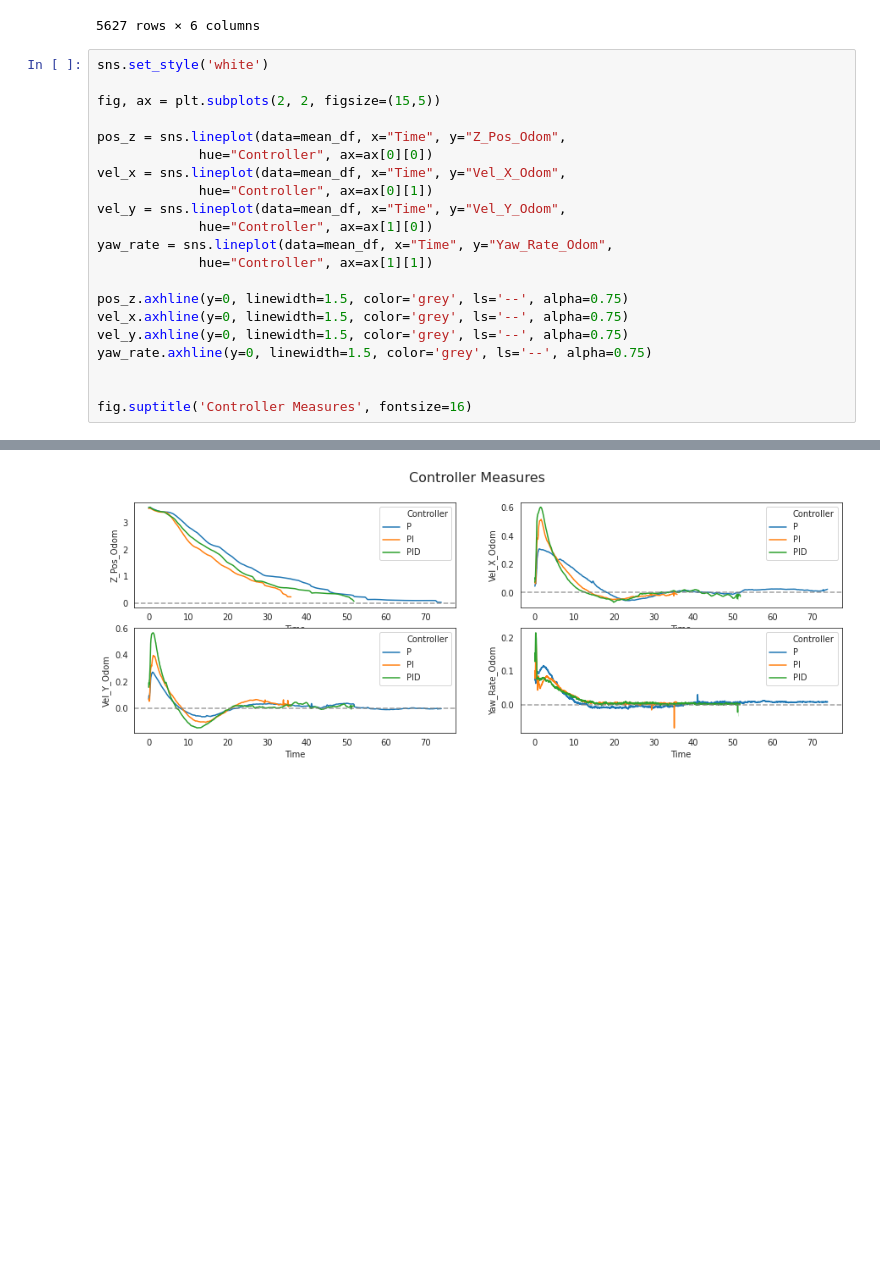
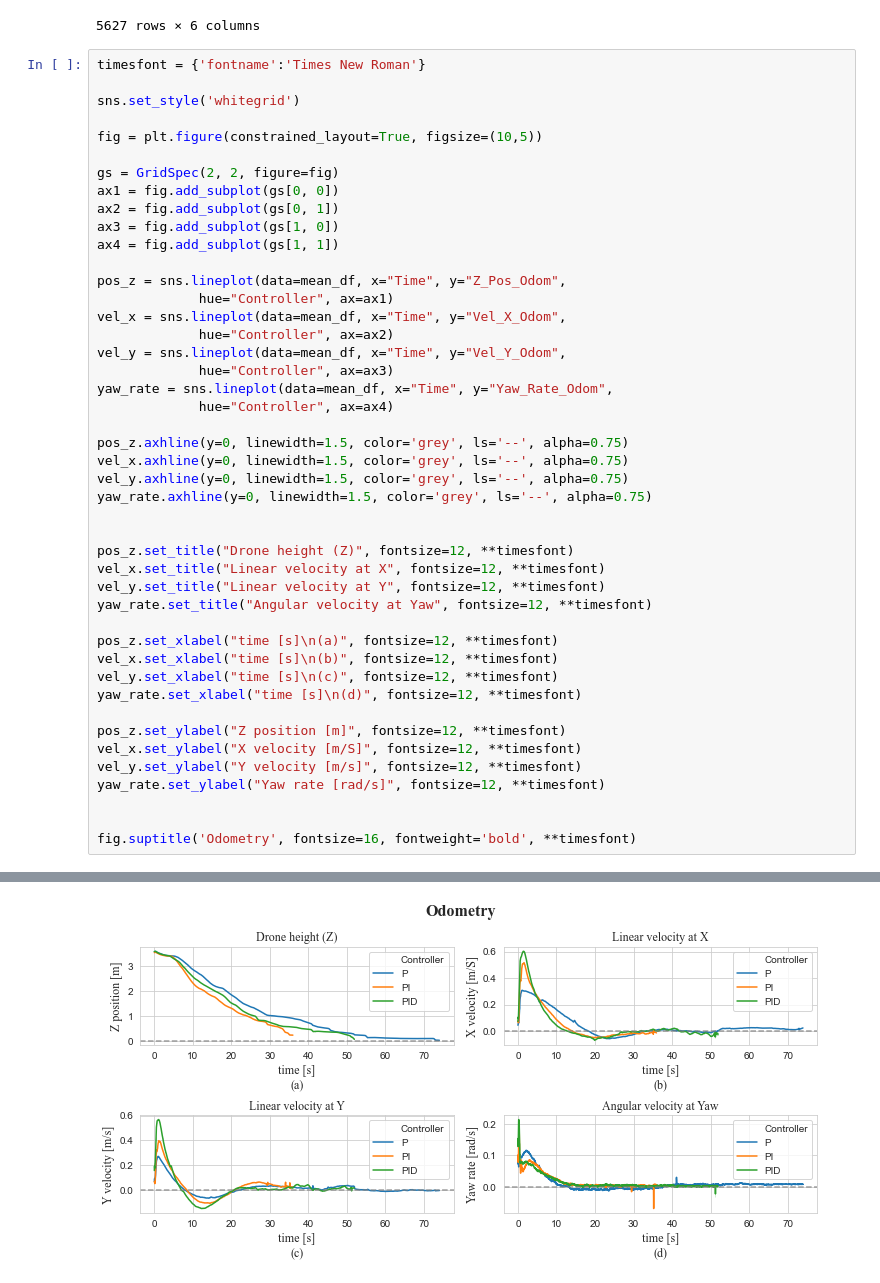
Before and after one commit to apinto25/autonomous_landing_data_analysis, a Jupyter notebook: controller_velocity_analysis.ipynb, the cells around one changed output, grey strips where cells are left out. Drawn from its saved outputs; the diff is of its cells as text; blank space fills up the shorter version.

```diff
--- a/controller_velocity_analysis.ipynb
+++ b/controller_velocity_analysis.ipynb
@@ -500,18 +501,26 @@ mean_df
 | 5626 | NaN | PID | -0.013509 | -0.029336 | -0.009467 | 0.003976 |
 5627 rows × 6 columns
 # %%
-sns.set_style('white')
+timesfont = {'fontname':'Times New Roman'}
 
-fig, ax = plt.subplots(2, 2, figsize=(15,5))
+sns.set_style('whitegrid')
+
+fig = plt.figure(constrained_layout=True, figsize=(10,5))
+
+gs = GridSpec(2, 2, figure=fig)
+ax1 = fig.add_subplot(gs[0, 0])
+ax2 = fig.add_subplot(gs[0, 1])
+ax3 = fig.add_subplot(gs[1, 0])
+ax4 = fig.add_subplot(gs[1, 1])
 
 pos_z = sns.lineplot(data=mean_df, x="Time", y="Z_Pos_Odom",
-             hue="Controller", ax=ax[0][0])
+             hue="Controller", ax=ax1)
 vel_x = sns.lineplot(data=mean_df, x="Time", y="Vel_X_Odom",
-             hue="Controller", ax=ax[0][1])
+             hue="Controller", ax=ax2)
 vel_y = sns.lineplot(data=mean_df, x="Time", y="Vel_Y_Odom",
-             hue="Controller", ax=ax[1][0])
+             hue="Controller", ax=ax3)
 yaw_rate = sns.lineplot(data=mean_df, x="Time", y="Yaw_Rate_Odom",
-             hue="Controller", ax=ax[1][1])
+             hue="Controller", ax=ax4)
 
 pos_z.axhline(y=0, linewidth=1.5, color='grey', ls='--', alpha=0.75)
 vel_x.axhline(y=0, linewidth=1.5, color='grey', ls='--', alpha=0.75)
@@ -519,5 +528,21 @@ vel_y.axhline(y=0, linewidth=1.5, color='grey', ls='--', alpha=0.75)
 yaw_rate.axhline(y=0, linewidth=1.5, color='grey', ls='--', alpha=0.75)
 
 
-fig.suptitle('Controller Measures', fontsize=16)
+pos_z.set_title("Drone height (Z)", fontsize=12, **timesfont)
+vel_x.set_title("Linear velocity at X", fontsize=12, **timesfont)
+vel_y.set_title("Linear velocity at Y", fontsize=12, **timesfont)
+yaw_rate.set_title("Angular velocity at Yaw", fontsize=12, **timesfont)
+
+pos_z.set_xlabel("time [s]\n(a)", fontsize=12, **timesfont)
+vel_x.set_xlabel("time [s]\n(b)", fontsize=12, **timesfont)
+vel_y.set_xlabel("time [s]\n(c)", fontsize=12, **timesfont)
+yaw_rate.set_xlabel("time [s]\n(d)", fontsize=12, **timesfont)
+
+pos_z.set_ylabel("Z position [m]", fontsize=12, **timesfont)
+vel_x.set_ylabel("X velocity [m/S]", fontsize=12, **timesfont)
+vel_y.set_ylabel("Y velocity [m/s]", fontsize=12, **timesfont)
+yaw_rate.set_ylabel("Yaw rate [rad/s]", fontsize=12, **timesfont)
+
+
+fig.suptitle('Odometry', fontsize=16, fontweight='bold', **timesfont)
 # %% [output]
@@ -525 +550 @@ Text(0.5, 0.98, 'Controller Measures')
-[figure, old version]
+[figure, new version]
```
Also changed, not shown: parts of 2 cells of this notebook, 4 other files.
